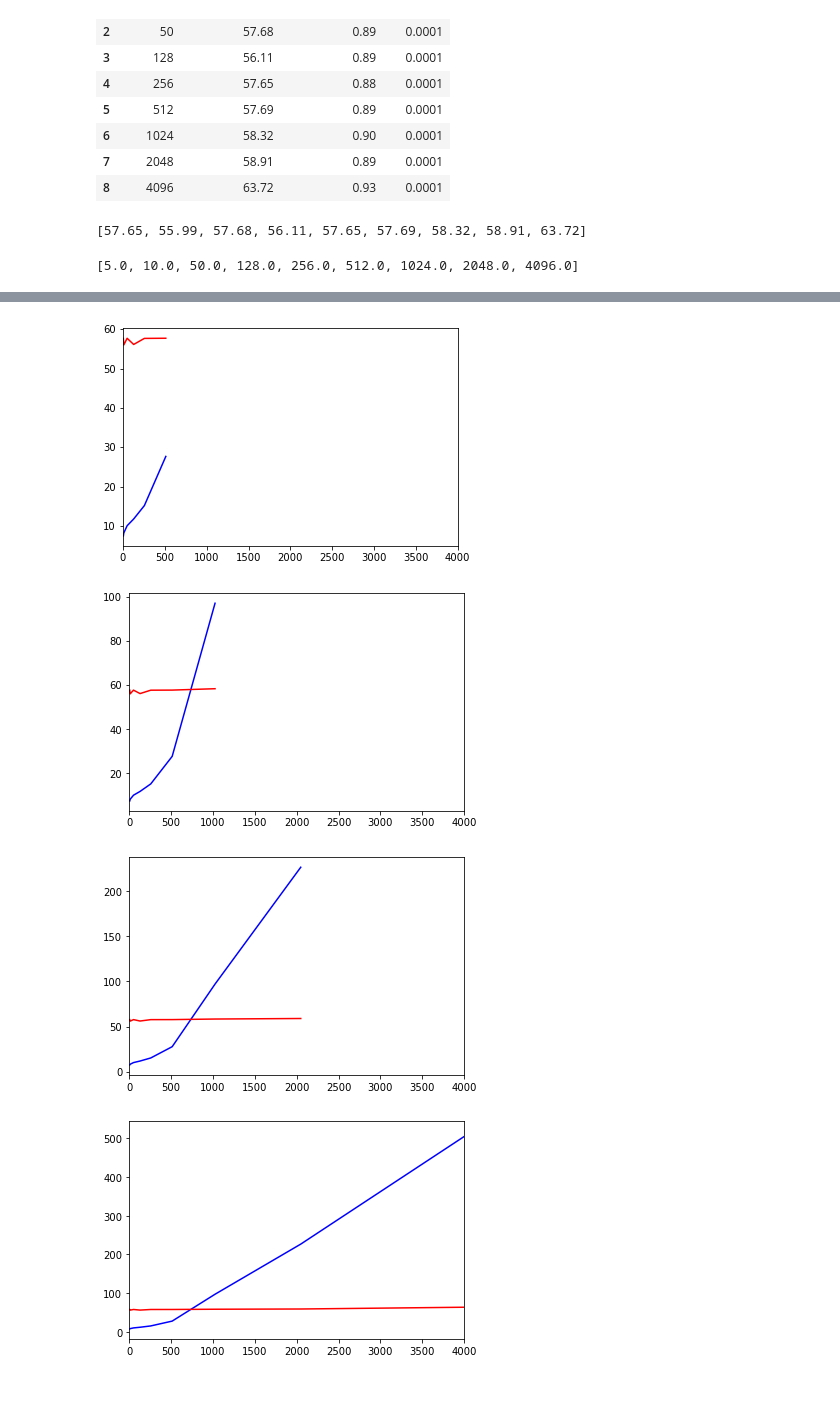
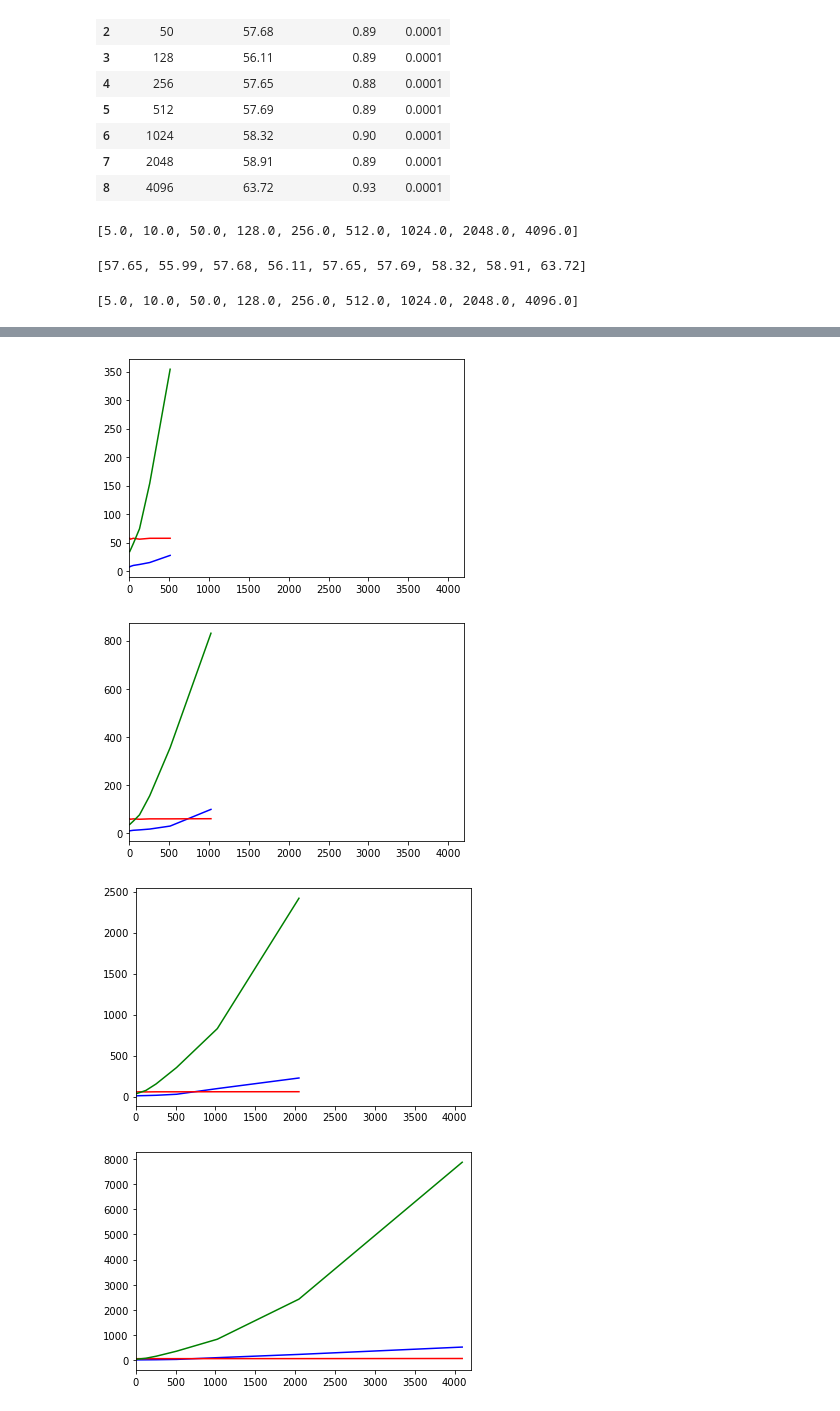
Before and after one commit to toelt-llc/TOELT-tfrabbit, a Jupyter notebook: code/notebooks/mnist_rpi_benchmark.ipynb, the cells around one changed output, grey strips where cells are left out. Drawn from its saved outputs; the diff is of its cells as text; code cells hidden in the pictures.

Commit message:
time comparison gif

```diff
--- a/code/notebooks/mnist_rpi_benchmark.ipynb
+++ b/code/notebooks/mnist_rpi_benchmark.ipynb
@@ -227,6 +220,19 @@ frododf
 | 6 | 1024 | 58.32 | 0.90 | 0.0001 |
 | 7 | 2048 | 58.91 | 0.89 | 0.0001 |
 | 8 | 4096 | 63.72 | 0.93 | 0.0001 |
+# %%
+pidf = pd.read_csv('../saved_results/pi.csv')
+times_pi = []
+for i in pidf.values.tolist():
+    times_pi.append(i[1])
+times_pi
+
+pi_neurons = []
+for i in pidf.values.tolist():
+    pi_neurons.append(i[0])
+pi_neurons
+# %% [output]
+[5.0, 10.0, 50.0, 128.0, 256.0, 512.0, 1024.0, 2048.0, 4096.0]
 # %%
 print(times_frodo)
 frodo_neurons
@@ -237,8 +243,9 @@ frodo_neurons
 import matplotlib.pyplot as plt
 
 for i in range(4,10):
-    plt.xlim(0,4000)
+    plt.xlim(0,4200)
     plt.plot(mac_neurons[:i],times_mac[:i], 'b')
     plt.plot(frodo_neurons[:i], times_frodo[:i], 'r')
+    plt.plot(pi_neurons[:i], times_pi[:i], 'g')
     plt.show()
 # %% [output]
@@ -247,4 +254,4 @@ for i in range(4,10):
-[figure, old version]
+[figure, new version]
-[figure, old version]
+[figure, new version]
-[figure, old version]
+[figure, new version]
-[figure, old version]
+[figure, new version]
```
Also changed, not shown: parts of 4 cells of this notebook, 3 other files.
